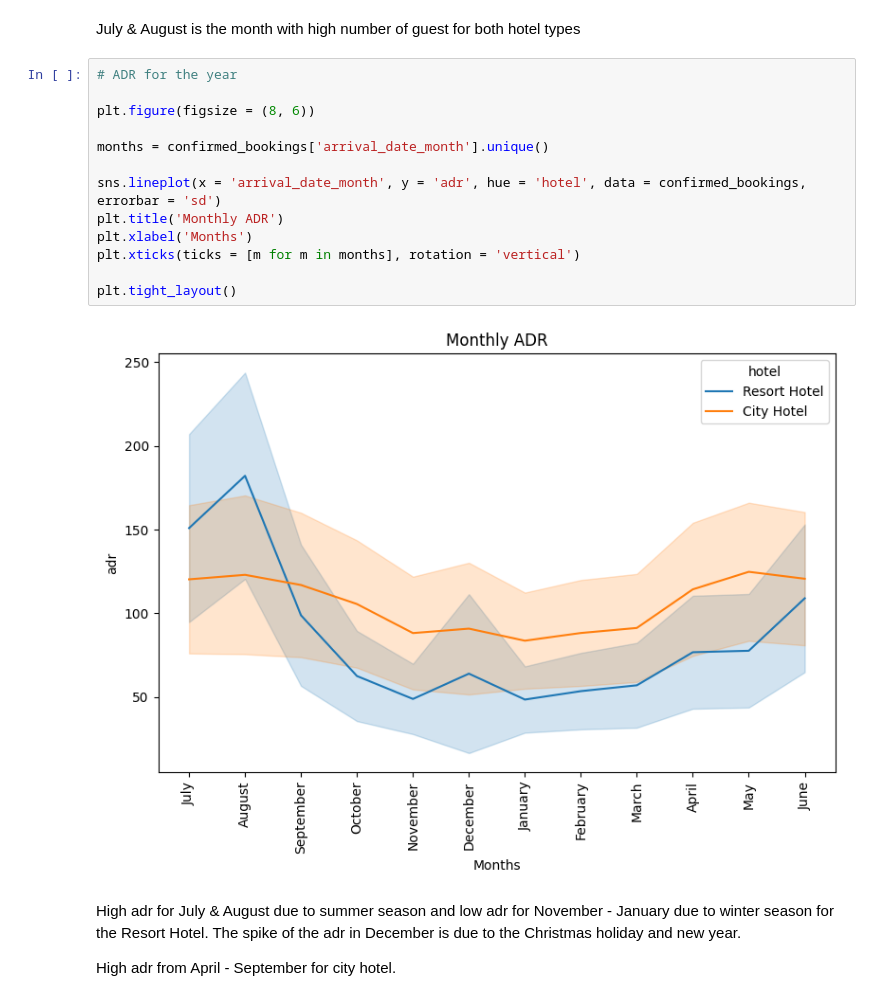
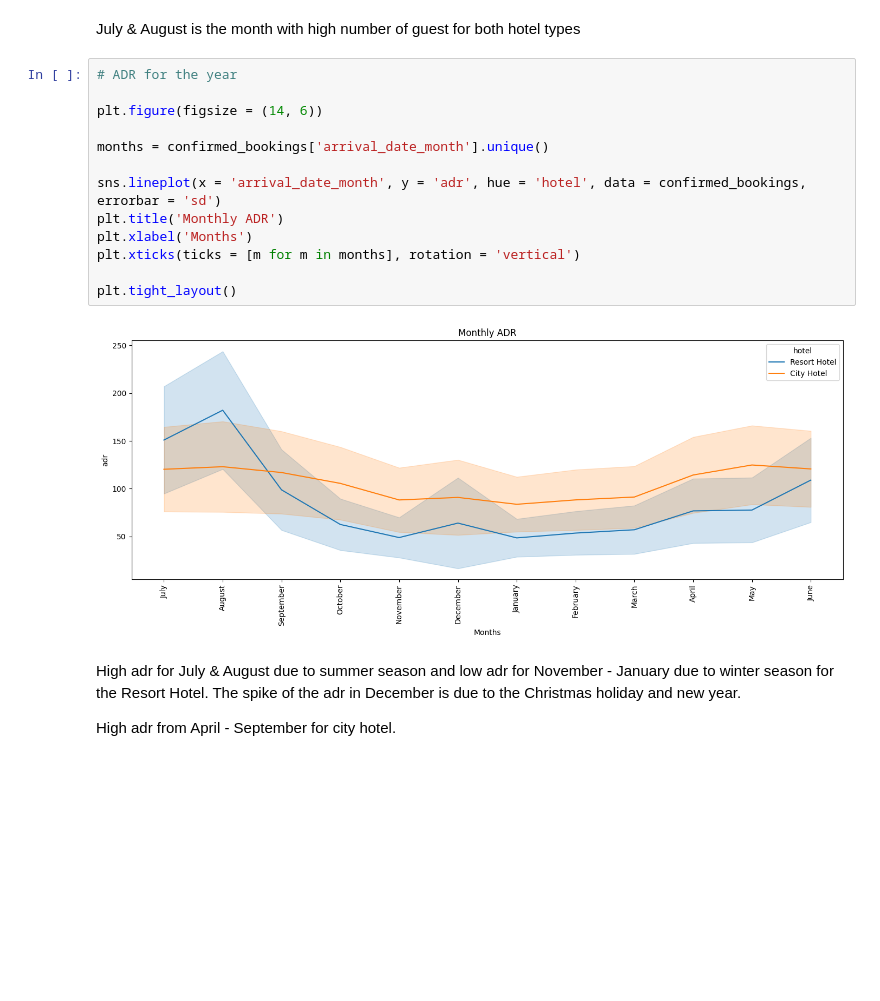
Before and after one commit to jtkhair/hotel, a Jupyter notebook: Notebook/hotel.ipynb, the cells around one changed output. Cells and saved outputs as stored; diff of their text form; blank space fills up the shorter version.

```diff
--- a/Notebook/hotel.ipynb
+++ b/Notebook/hotel.ipynb
@@ -304,18 +304,18 @@ July & August is the month with high number of guest for both hotel types
 # %%
 # ADR for the year
 
-plt.figure(figsize = (8, 6))
+plt.figure(figsize = (14, 6))
 
 months = confirmed_bookings['arrival_date_month'].unique()
 
 sns.lineplot(x = 'arrival_date_month', y = 'adr', hue = 'hotel', data = confirmed_bookings, errorbar = 'sd')
 plt.title('Monthly ADR')
 plt.xlabel('Months')
 plt.xticks(ticks = [m for m in months], rotation = 'vertical')
 
 plt.tight_layout()
 # %% [output]
-[figure, old version]
+[figure, new version]
 # %% [markdown]
 High adr for July & August due to summer season and low adr for November - January due to winter season for the Resort Hotel. The spike of the adr in December is due to the Christmas holiday and new year.
 
```
Also changed, not shown: parts of 6 cells of this notebook.
